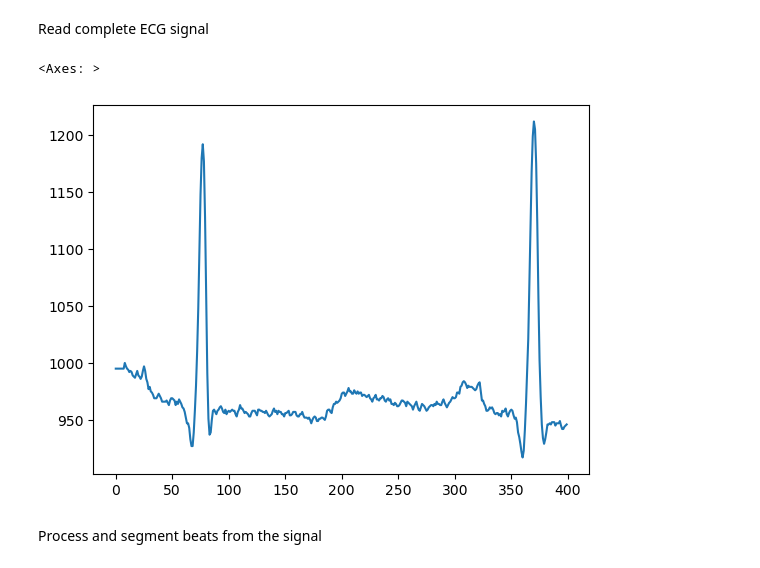
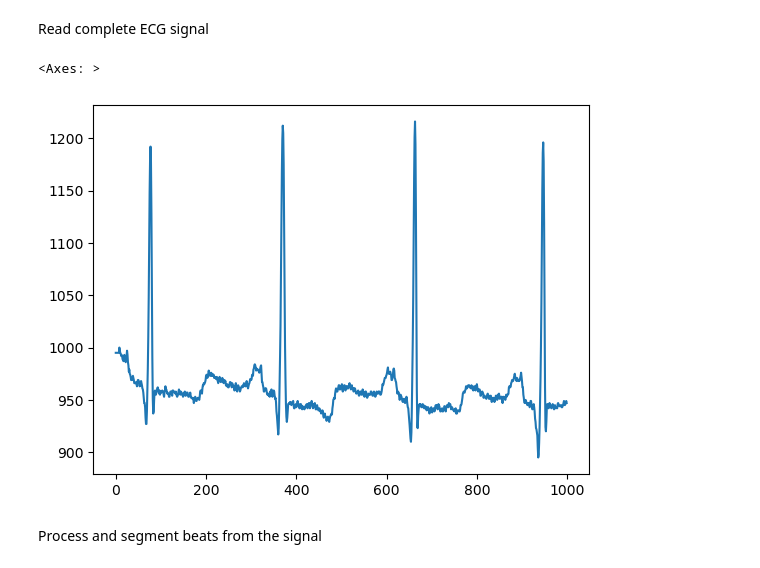
Before and after one commit to ifran-rahman/Federated-ECG, a Jupyter notebook: ECG_Processing_API/test.ipynb, the cells around one changed output. Cells and saved outputs as stored; diff of their text form; code cells hidden in the pictures.

```diff
--- a/ECG_Processing_API/test.ipynb
+++ b/ECG_Processing_API/test.ipynb
@@ -123,13 +123,13 @@ import pandas as pd
 Read complete ECG signal
 # %%
 df = pd.read_csv('archive/100.csv')
-signal = df['\'MLII\''][0:400]
+signal = df['\'MLII\''][:1000]
 
 # plot a portion
 signal.plot.line()
 # %% [output]
 <Axes: >
-[figure, old version]
+[figure, new version]
 # %% [markdown]
 Process and segment beats from the signal
 # %%
```
Also changed, not shown: parts of 8 cells of this notebook, 6 other files.
